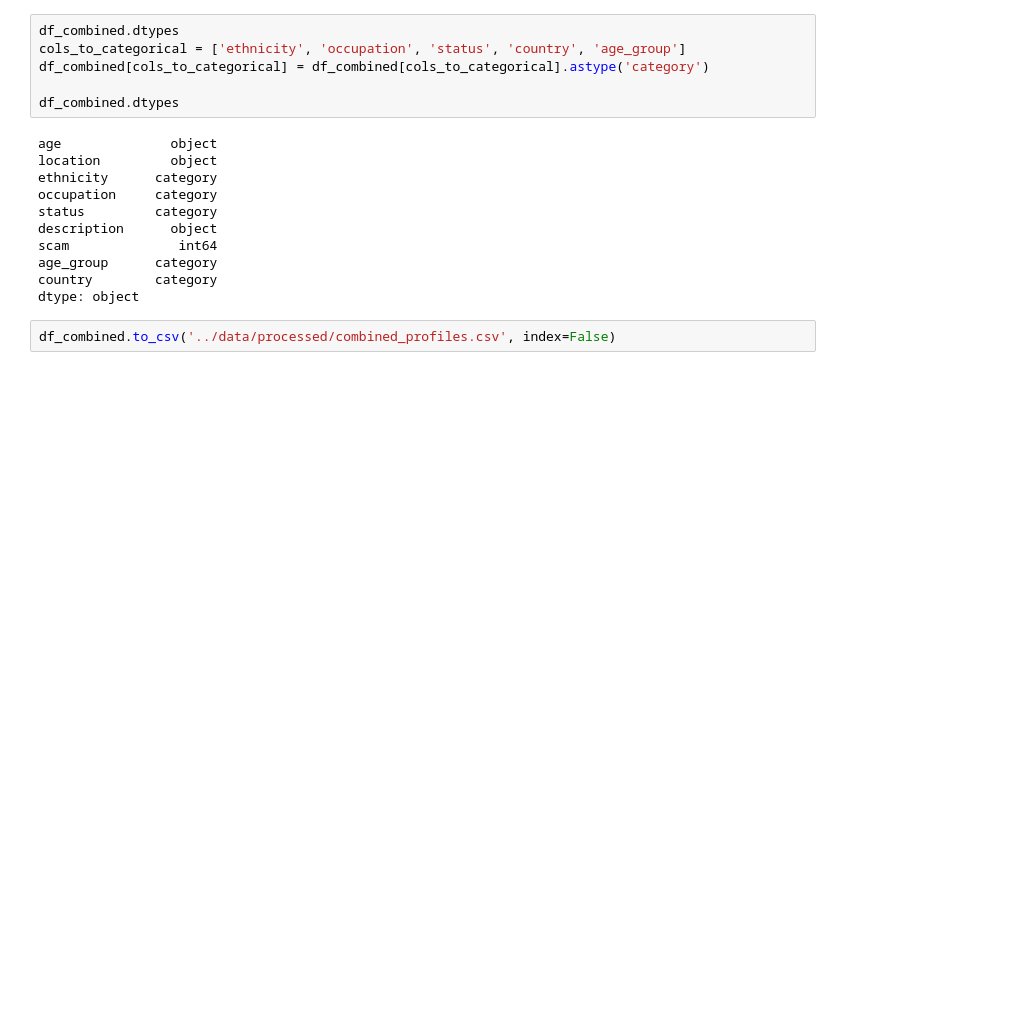
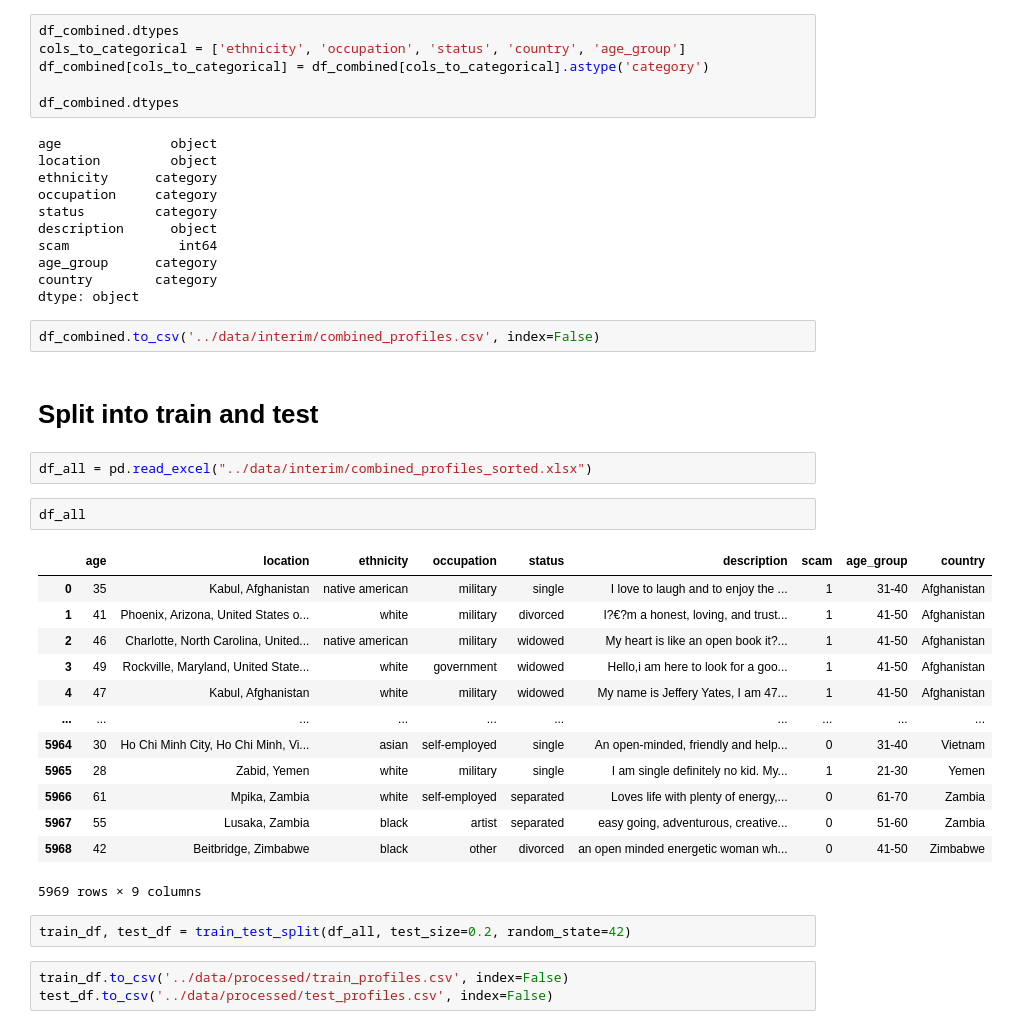
Before and after one commit to ben-dom393/DSA4263_Dating_Fraud, a Jupyter notebook: notebooks/profiles_data_processing.ipynb, the cells around one changed output. Drawn from its saved outputs; the diff is of its cells as text; blank space fills up the shorter version.

```diff
--- a/notebooks/profiles_data_processing.ipynb
+++ b/notebooks/profiles_data_processing.ipynb
@@ -307,4 +310,29 @@ age_group      category
 country        category
 dtype: object
 # %%
-df_combined.to_csv('../data/processed/combined_profiles.csv', index=False)
+df_combined.to_csv('../data/interim/combined_profiles.csv', index=False)
+# %% [markdown]
+# Split into train and test
+# %%
+df_all = pd.read_excel("../data/interim/combined_profiles_sorted.xlsx")
+# %%
+df_all
+# %% [output]
+|  | age | location | ethnicity | occupation | status | description | scam | age_group | country |
+| 0 | 35 | Kabul, Afghanistan | native american | military | single | I love to laugh and to enjoy the ... | 1 | 31-40 | Afghanistan |
+| 1 | 41 | Phoenix, Arizona, United States o... | white | military | divorced | I?€?m a honest, loving, and trust... | 1 | 41-50 | Afghanistan |
+| 2 | 46 | Charlotte, North Carolina, United... | native american | military | widowed | My heart is like an open book it?... | 1 | 41-50 | Afghanistan |
+| 3 | 49 | Rockville, Maryland, United State... | white | government | widowed | Hello,i am here to look for a goo... | 1 | 41-50 | Afghanistan |
+| 4 | 47 | Kabul, Afghanistan | white | military | widowed | My name is Jeffery Yates, I am 47... | 1 | 41-50 | Afghanistan |
+| ... | ... | ... | ... | ... | ... | ... | ... | ... | ... |
+| 5964 | 30 | Ho Chi Minh City, Ho Chi Minh, Vi... | asian | self-employed | single | An open-minded, friendly and help... | 0 | 31-40 | Vietnam |
+| 5965 | 28 | Zabid, Yemen | white | military | single | I am single definitely no kid. My... | 1 | 21-30 | Yemen |
+| 5966 | 61 | Mpika, Zambia | white | self-employed | separated | Loves life with plenty of energy,... | 0 | 61-70 | Zambia |
+| 5967 | 55 | Lusaka, Zambia | black | artist | separated | easy going, adventurous, creative... | 0 | 51-60 | Zambia |
+| 5968 | 42 | Beitbridge, Zimbabwe | black | other | divorced | an open minded energetic woman wh... | 0 | 41-50 | Zimbabwe |
+5969 rows × 9 columns
+# %%
+train_df, test_df = train_test_split(df_all, test_size=0.2, random_state=42)
+# %%
+train_df.to_csv('../data/processed/train_profiles.csv', index=False)
+test_df.to_csv('../data/processed/test_profiles.csv', index=False)
```
Also changed, not shown: parts of 2 cells of this notebook, 1 other file.
